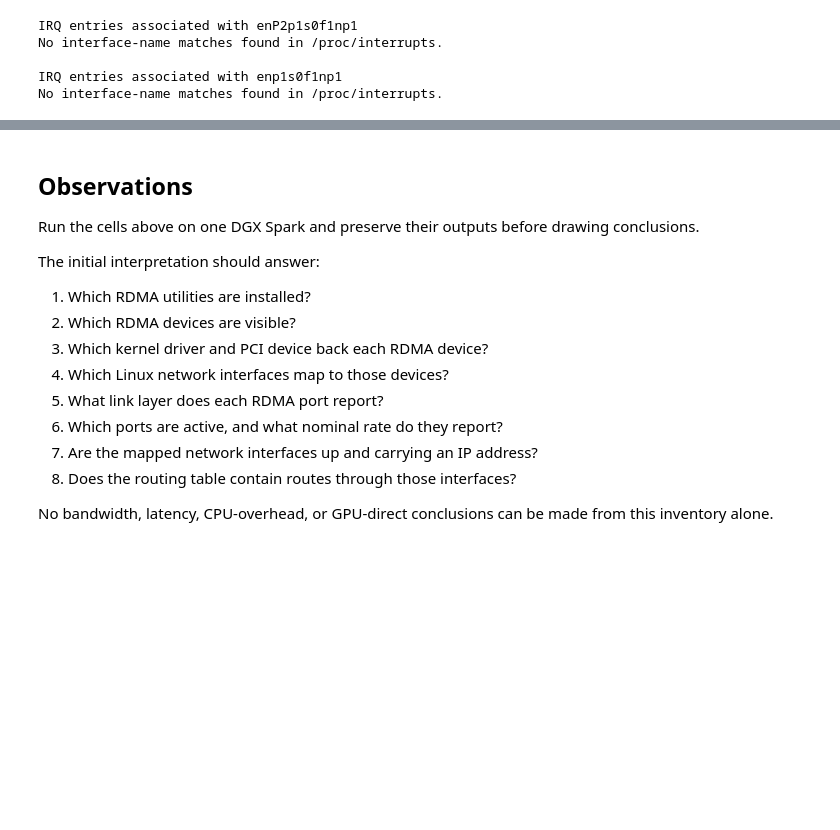
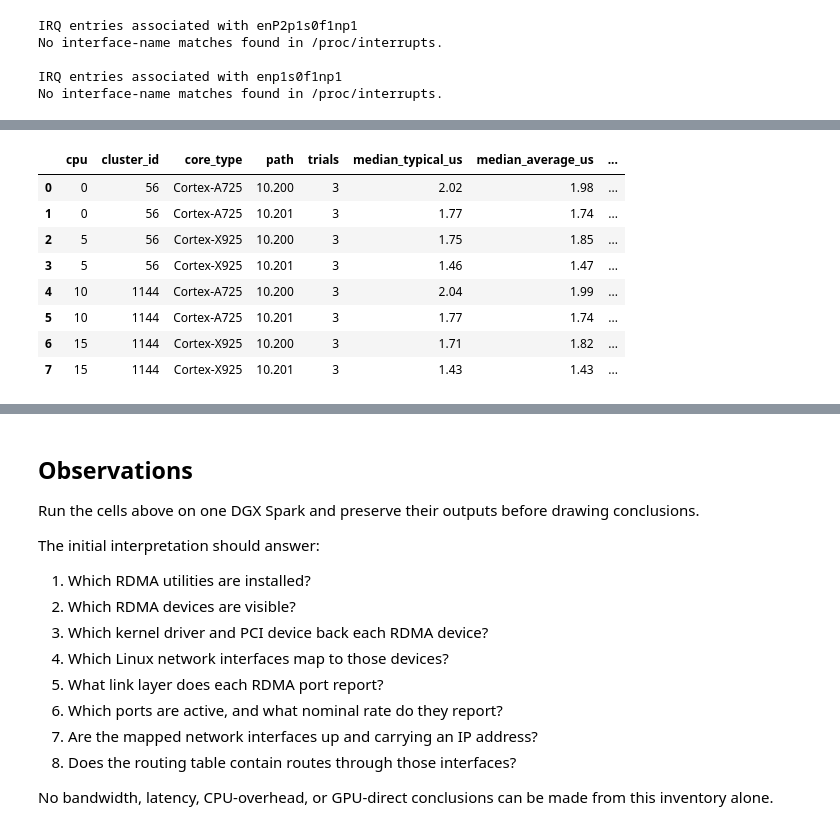
Before and after one commit to coert/dgx-spark-lab, a Jupyter notebook: experiments/00-foundations/09-rdma-fundamentals.ipynb, the cells around one changed output, grey strips where cells are left out. Saved outputs shown, nothing was run; the diff lists cells and outputs as text; code cells hidden in the pictures; blank space fills up the shorter version.

```diff
--- a/experiments/00-foundations/09-rdma-fundamentals.ipynb
+++ b/experiments/00-foundations/09-rdma-fundamentals.ipynb
@@ -1227,0 +1399,24 @@ No interface-name matches found in /proc/interrupts.
+# %%
+cpu_latency_summary_df = cpu_latency_results_df.groupby(
+    ["cpu", "cluster_id", "core_type", "path"],
+    as_index=False,
+).agg(
+    trials=("trial", "count"),
+    median_typical_us=("typical_us", "median"),
+    median_average_us=("average_us", "median"),
+    mean_average_us=("average_us", "mean"),
+    median_99_us=("percentile_99_us", "median"),
+    median_99_9_us=("percentile_99_9_us", "median"),
+)
+
+display(cpu_latency_summary_df)
+# %% [output]
+|  | cpu | cluster_id | core_type | path | trials | median_typical_us | median_average_us | ... |
+| 0 | 0 | 56 | Cortex-A725 | 10.200 | 3 | 2.02 | 1.98 | ... |
+| 1 | 0 | 56 | Cortex-A725 | 10.201 | 3 | 1.77 | 1.74 | ... |
+| 2 | 5 | 56 | Cortex-X925 | 10.200 | 3 | 1.75 | 1.85 | ... |
+| 3 | 5 | 56 | Cortex-X925 | 10.201 | 3 | 1.46 | 1.47 | ... |
+| 4 | 10 | 1144 | Cortex-A725 | 10.200 | 3 | 2.04 | 1.99 | ... |
+| 5 | 10 | 1144 | Cortex-A725 | 10.201 | 3 | 1.77 | 1.74 | ... |
+| 6 | 15 | 1144 | Cortex-X925 | 10.200 | 3 | 1.71 | 1.82 | ... |
+| 7 | 15 | 1144 | Cortex-X925 | 10.201 | 3 | 1.43 | 1.43 | ... |
```
Also changed, not shown: parts of 7 cells of this notebook.
